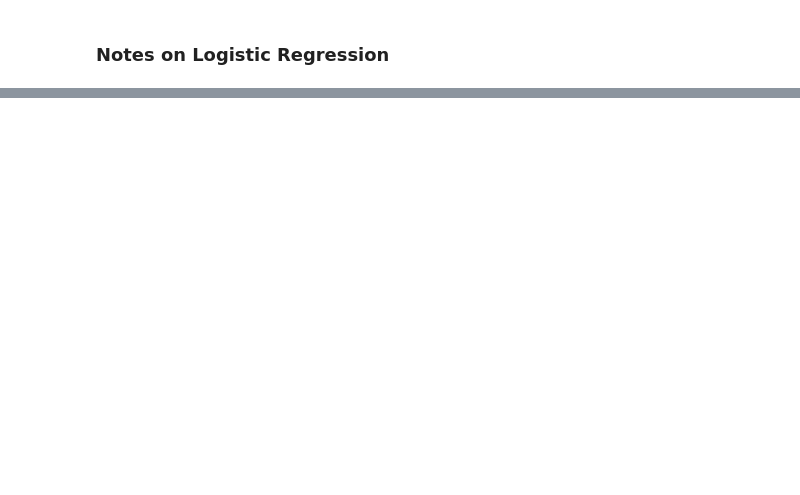
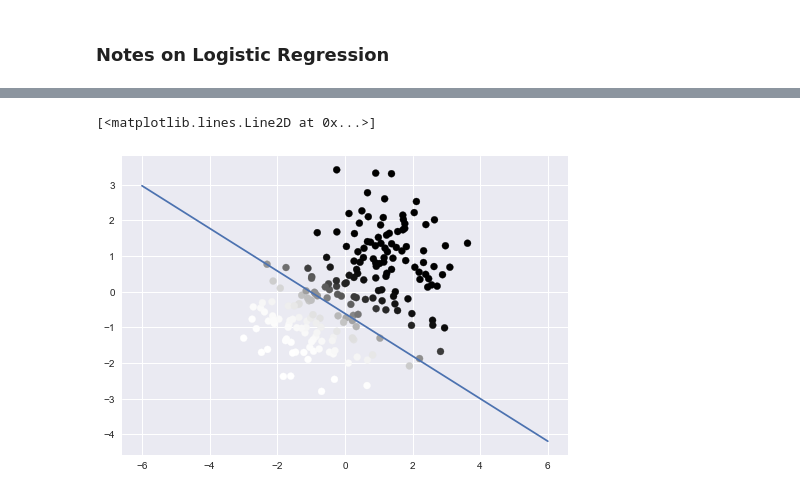
Before and after one commit to jeremy9959/Math-5800-Spring-2020, a Jupyter notebook: notebooks/InProgress.ipynb, the cells around one changed output, grey strips where cells are left out. Drawn from its saved outputs; the diff is of its cells as text; code cells hidden in the pictures; blank space fills up the shorter version.

```diff
--- a/notebooks/InProgress.ipynb
+++ b/notebooks/InProgress.ipynb
@@ -78,0 +158,9 @@ To make sense of these formulas, each term in the sum making up the log likeliho
+# %%
+x = np.linspace(-6,6,100)
+y = -.5969*x-.610
+# %%
+plt.scatter(x=D[0,:],y=D[1,:],c=P[0,:])
+plt.plot(x,y)
+# %% [output]
+[<matplotlib.lines.Line2D at 0x...>]
+[figure, added]
```
Also changed, not shown: parts of 14 cells of this notebook.
